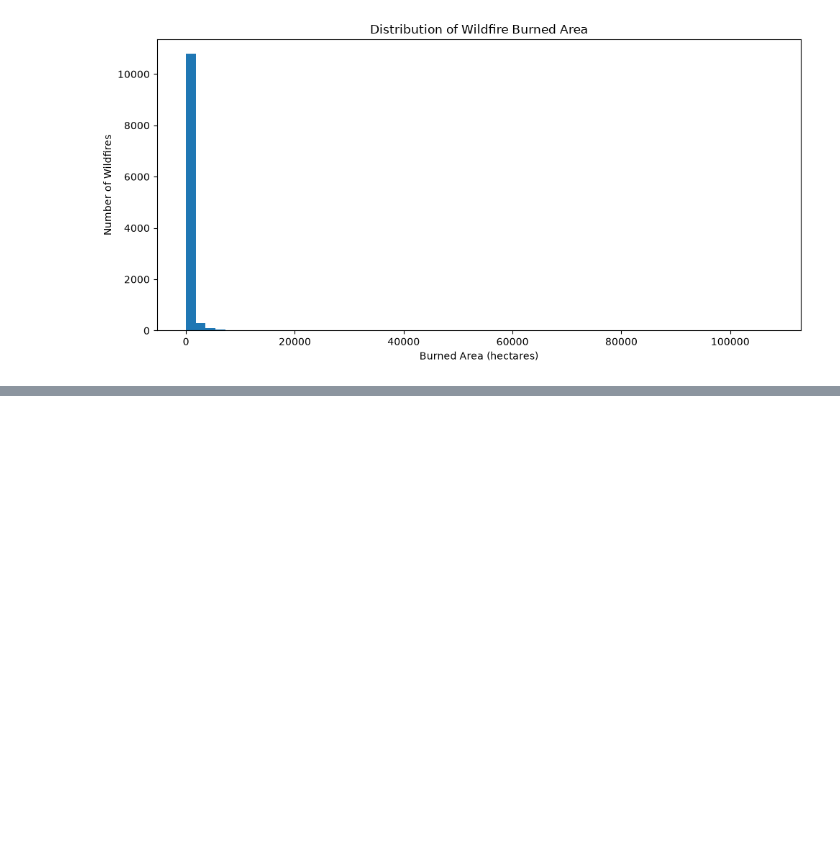
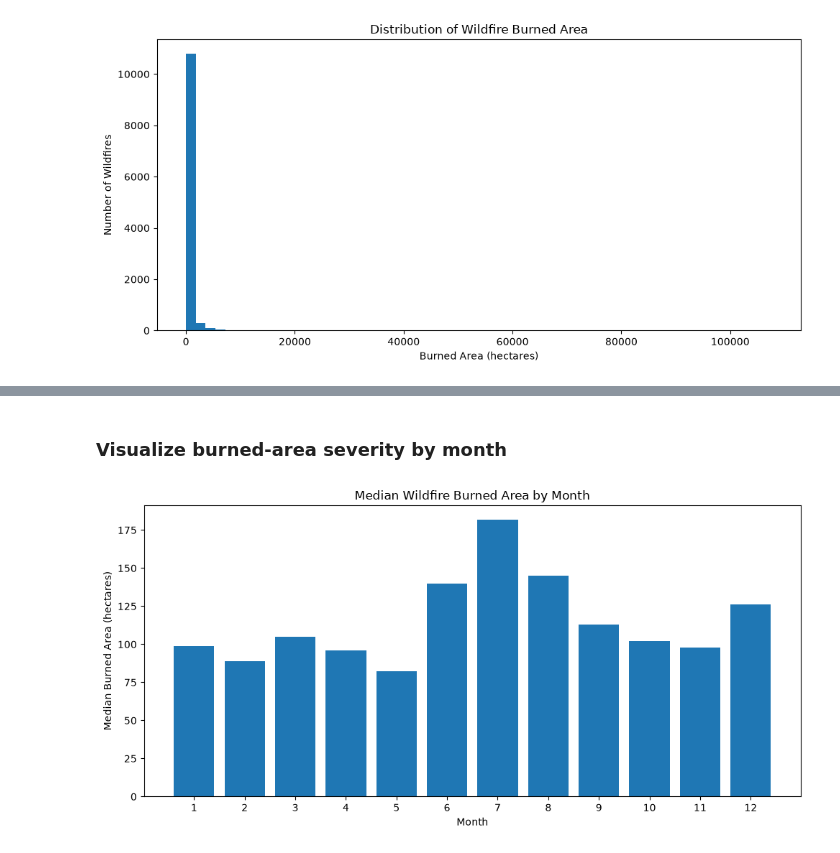
Before and after one commit to mraznyrazeek/ML-Based-Forest-Fire-Prediction-Project, a Jupyter notebook: backend/notebooks/01_mesogeos_data_investigation.ipynb, the cells around one changed output, grey strips where cells are left out. Cells and saved outputs as stored; diff of their text form; code cells hidden in the pictures; blank space fills up the shorter version.

```diff
--- a/backend/notebooks/01_mesogeos_data_investigation.ipynb
+++ b/backend/notebooks/01_mesogeos_data_investigation.ipynb
@@ -351,0 +580,22 @@ plt.show()
+# %% [markdown]
+### Visualize burned-area severity by month
+# %%
+# MEDIAN BURNED AREA BY MONTH
+
+plt.figure(figsize=(10, 5))
+
+plt.bar(
+    month_burned_area.index,
+    month_burned_area["median"]
+)
+
+plt.title("Median Wildfire Burned Area by Month")
+plt.xlabel("Month")
+plt.ylabel("Median Burned Area (hectares)")
+
+plt.xticks(range(1, 13))
+
+plt.tight_layout()
+plt.show()
+# %% [output]
+[figure, added]
```
Also changed, not shown: parts of 34 cells of this notebook.
